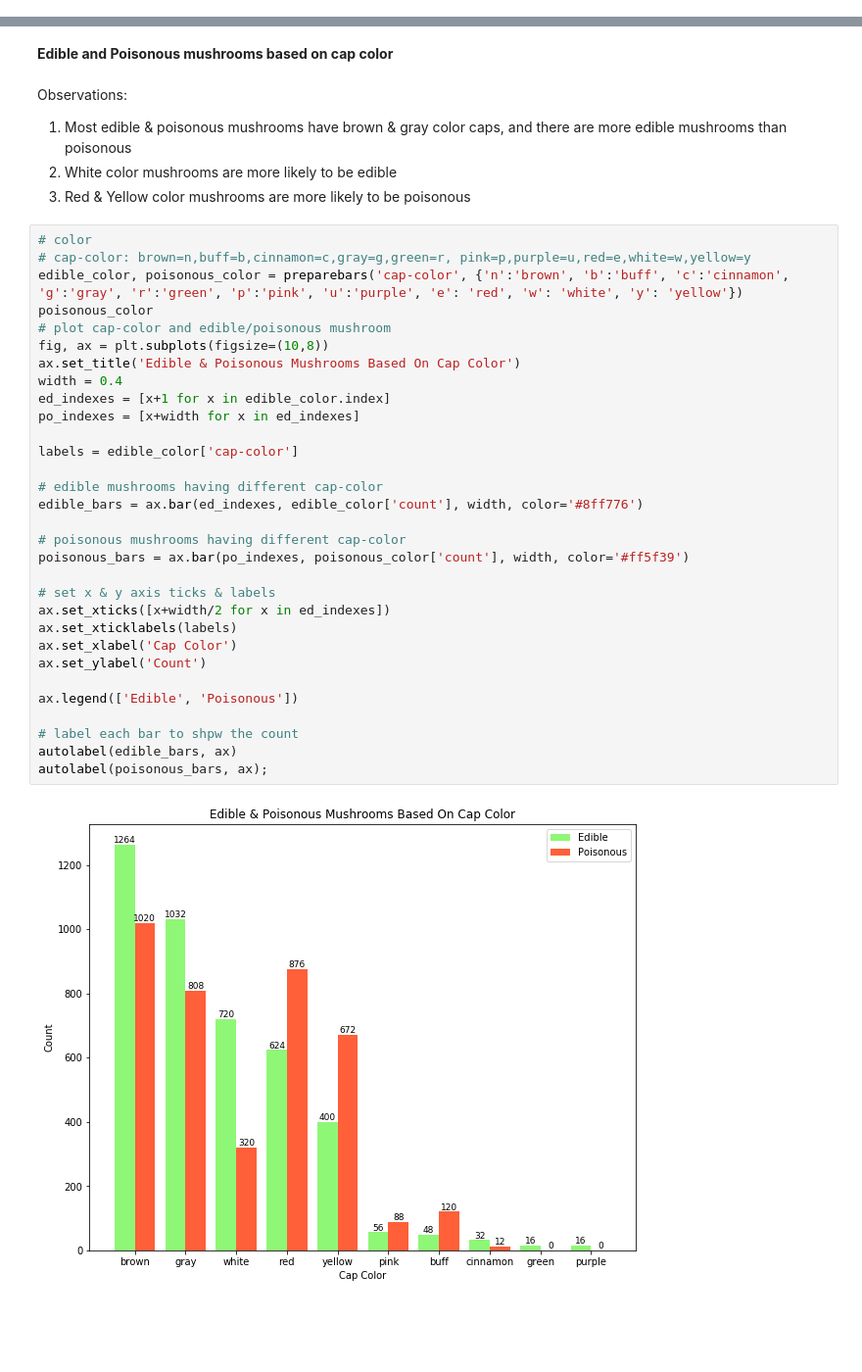
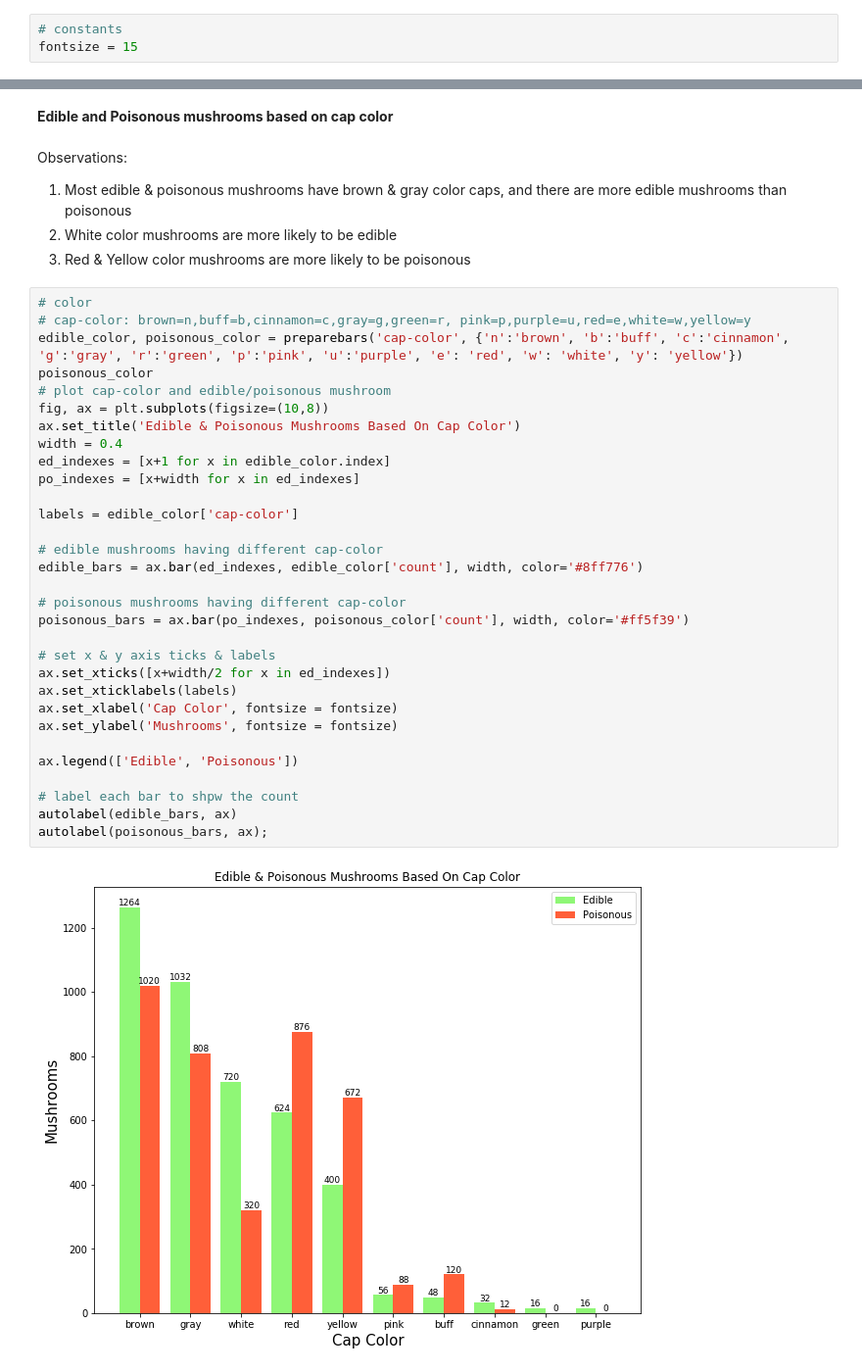
Before and after one commit to yuvrajpandya/ScikitLearn, a Jupyter notebook: KNN/Mushroom Prediction.ipynb, the cells around one changed output, grey strips where cells are left out. Shown at 98% size. Drawn from its saved outputs; the diff is of its cells as text; blank space fills up the shorter version.

```diff
--- a/KNN/Mushroom Prediction.ipynb
+++ b/KNN/Mushroom Prediction.ipynb
@@ -75,6 +75,9 @@ import numpy as np
 import matplotlib.pyplot as plt
 import seaborn as sns
 from sklearn import preprocessing
+# %%
+# constants
+fontsize = 15
 # %%
 df = pd.read_csv('https://raw.githubusercontent.com/yuvrajpandya/ScikitLearn/master/Datasets/mushrooms.csv')
 df.head()
@@ -233,36 +236,36 @@ Observations: <br>
 # %%
 # color
 # cap-color: brown=n,buff=b,cinnamon=c,gray=g,green=r, pink=p,purple=u,red=e,white=w,yellow=y
 edible_color, poisonous_color = preparebars('cap-color', {'n':'brown', 'b':'buff', 'c':'cinnamon', 'g':'gray', 'r':'green', 'p':'pink', 'u':'purple', 'e': 'red', 'w': 'white', 'y': 'yellow'})
 poisonous_color
 # plot cap-color and edible/poisonous mushroom
 fig, ax = plt.subplots(figsize=(10,8))
 ax.set_title('Edible & Poisonous Mushrooms Based On Cap Color')
 width = 0.4
 ed_indexes = [x+1 for x in edible_color.index]
 po_indexes = [x+width for x in ed_indexes]
 
 labels = edible_color['cap-color']
 
 # edible mushrooms having different cap-color
 edible_bars = ax.bar(ed_indexes, edible_color['count'], width, color='#8ff776')
 
 # poisonous mushrooms having different cap-color
 poisonous_bars = ax.bar(po_indexes, poisonous_color['count'], width, color='#ff5f39')
 
 # set x & y axis ticks & labels
 ax.set_xticks([x+width/2 for x in ed_indexes])
 ax.set_xticklabels(labels)
-ax.set_xlabel('Cap Color')
-ax.set_ylabel('Count')
+ax.set_xlabel('Cap Color', fontsize = fontsize)
+ax.set_ylabel('Mushrooms', fontsize = fontsize)
 
 ax.legend(['Edible', 'Poisonous'])
 
 # label each bar to shpw the count
 autolabel(edible_bars, ax)
 autolabel(poisonous_bars, ax);
 # %% [output]
-[figure, old version]
+[figure, new version]
 # %% [markdown]
 <b>Edible and Poisonous mushrooms based on Odor:</b><br>
 Observations:<br>
```
Also changed, not shown: parts of 5 cells of this notebook.
